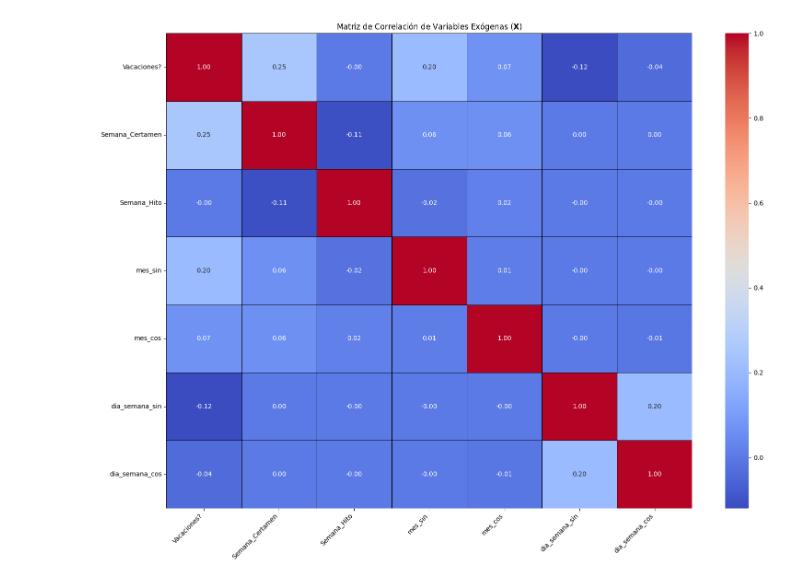
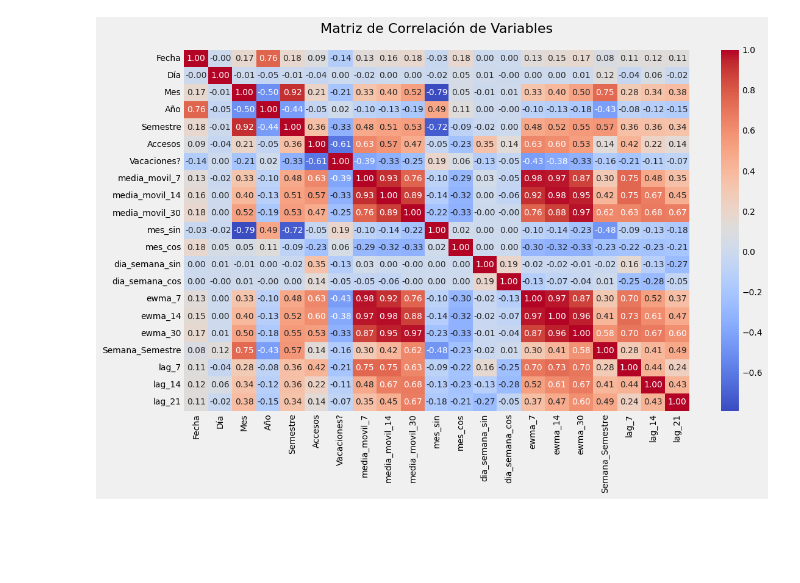
Before and after one commit to TomoCid/Proyecto_Central_ADD, a Jupyter notebook: Sarimax.ipynb, the cells around one changed output. Cells and saved outputs as stored; diff of their text form; code cells hidden in the pictures; blank space fills up the shorter version.

Commit message:
Sarimax listoco

```diff
--- a/Sarimax.ipynb
+++ b/Sarimax.ipynb
@@ -25,0 +46,7 @@ warnings.filterwarnings("ignore")
+# %%
+try:
+    df = pd.read_csv("Datasets/accesos_biblioteca.csv")
+    print("Dataset cargado desde 'Datasets/accesos_biblioteca.csv'")
+except FileNotFoundError:
+    print("ERROR: No se encontró el archivo 'accesos_biblioteca.csv'.")
+    exit(1)
@@ -163,0 +114,21 @@ PASO 1.1: Diágnostico de la Matriz X (Correlación)
+# %%
+for col in ['Accesos']:
+    df[col] = df[col].fillna(0).astype(int)
+
+df = df[
+    pd.to_datetime(df['Fecha']).dt.weekday != 6
+].reset_index(drop=True)
+
+df = agregar_medias_moviles(df, 'Accesos', [7, 14, 30])
+df = agregar_variables_ciclicas(df, 'Mes', 'Fecha')
+df = agregar_ewma(df, 'Accesos', [7, 14, 30])
+
+df['Semestre'] = df['Mes'].apply(obtener_semestre)
+df['Semana_Semestre'] = pd.to_datetime(df['Fecha']).apply(obtener_semana_semestre)
+
+df['Fecha'] = pd.to_datetime(df['Fecha'])
+
+df = agregar_lags(df, 'Accesos', [7, 14, 21])
+
+df = df.dropna().reset_index(drop=True)
+df.tail(5)
@@ -164,11 +169,10 @@ PASO 1.1: Diágnostico de la Matriz X (Correlación)
 # %%
-corr_matrix = X_sarimax.corr().round(2)
-plt.figure(figsize=(16, 12))
-sns.heatmap(corr_matrix, annot=True, fmt=".2f", cmap='coolwarm', cbar=True, linewidths=.5, linecolor='black')
-plt.title('Matriz de Correlación de Variables Exógenas ($\mathbf{X}$)')
-plt.xticks(rotation=45, ha='right')
-plt.yticks(rotation=0)
+# Matriz de coorrelación
+plt.figure(figsize=(12, 8))
+correlation_matrix = df.corr()
+sns.heatmap(correlation_matrix, annot=True, fmt=".2f", cmap='coolwarm', cbar=True)
+plt.title('Matriz de Correlación de Variables', fontsize=16, pad=20)
 plt.tight_layout()
 plt.show()
 # %% [output]
-[figure, old version]
+[figure, new version]
```
Also changed, not shown: parts of 27 cells of this notebook, 7 other files.
